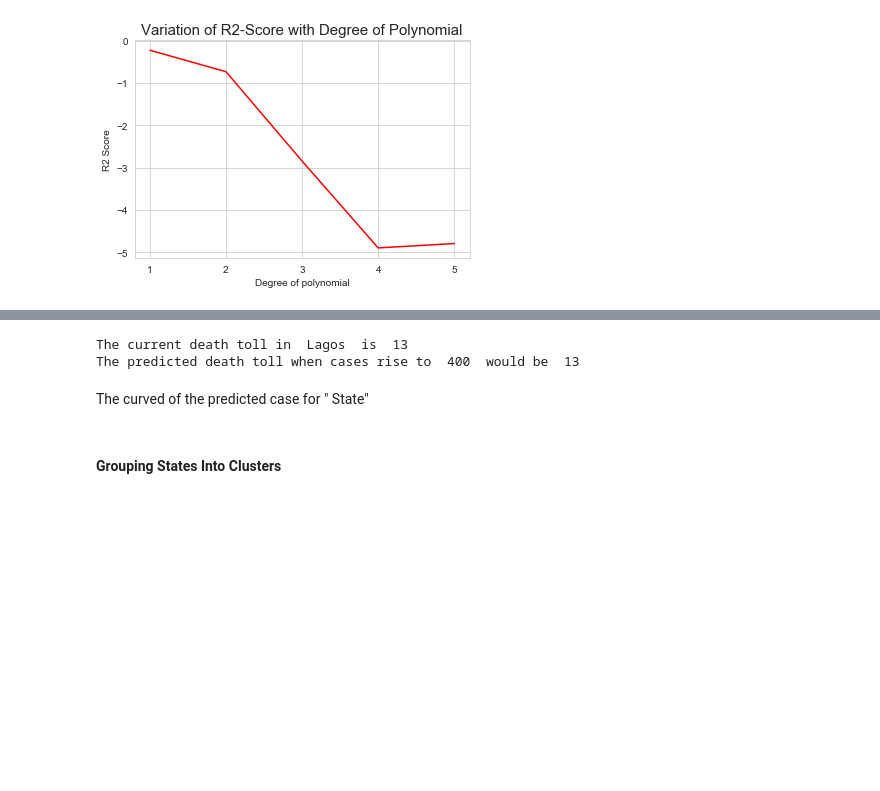
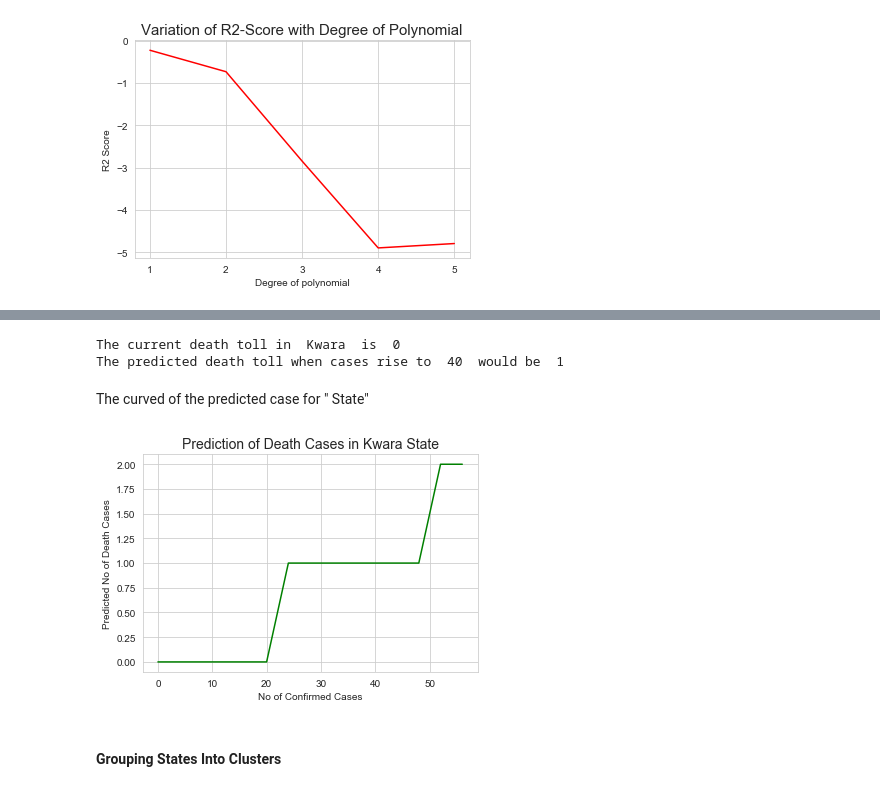
Before and after one commit to olanrewajufarooq/Coursera_Capstone, a Jupyter notebook: The Battle of the Neighborhoods (Jupyter Notebook) Final Submission.ipynb, the cells around one changed output, grey strips where cells are left out. Drawn from its saved outputs; the diff is of its cells as text; code cells hidden in the pictures; blank space fills up the shorter version.

```diff
--- a/The Battle of the Neighborhoods (Jupyter Notebook) Final Submission.ipynb
+++ b/The Battle of the Neighborhoods (Jupyter Notebook) Final Submission.ipynb
@@ -700,18 +708,31 @@ def get_death_predict(state, confirmed_cases = 0):
     y = y * (max(working_stat['Death Cases']) - min(working_stat['Death Cases'])) + min(working_stat['Death Cases'])
     confirmed_case_scaled = (confirmed_cases - min(working_stat['Confirmed Cases']))/(max(working_stat['Confirmed Cases']) - min(working_stat['Confirmed Cases']))
     x = np.array(list(scaled_df.iloc[idx])[0:1] + list(scaled_df.iloc[idx])[-2:] + [confirmed_case_scaled])
-    poly = PolynomialFeatures(degree = 3)
+    poly = PolynomialFeatures(degree = 1)
     px = poly.fit_transform(x.reshape(1, -1))
     y_pred = LinReg.predict(px)
     y_pred = y_pred * (max(working_stat['Death Cases']) - min(working_stat['Death Cases'])) + min(working_stat['Death Cases'])
+    y_pred = int(y_pred)
     return y_pred
-# %%
-DeathPredict('Lagos', 400)
-# %% [output]
-The current death toll in  Lagos  is  13
-The predicted death toll when cases rise to  400  would be  13
+# %%
+DeathPredict('Kwara', 40)
+# %% [output]
+The current death toll in  Kwara  is  0
+The predicted death toll when cases rise to  40  would be  1
 # %% [markdown]
 The curved of the predicted case for " State"
+# %%
+state = 'Kwara'
+x = [x for x in range(0, 60, 4)]
+y = [get_death_predict(state, i) for i in x]
+
+plt.plot(x, y, 'g-')
+plt.title(f'Prediction of Death Cases in {state} State', fontsize = 14)
+plt.xlabel('No of Confirmed Cases')
+plt.ylabel('Predicted No of Death Cases')
+plt.savefig('Predicted Death Cases')
+# %% [output]
+[figure, added]
 # %% [markdown]
 #### Grouping States Into Clusters
 # %%
```
Also changed, not shown: parts of 3 cells of this notebook.
